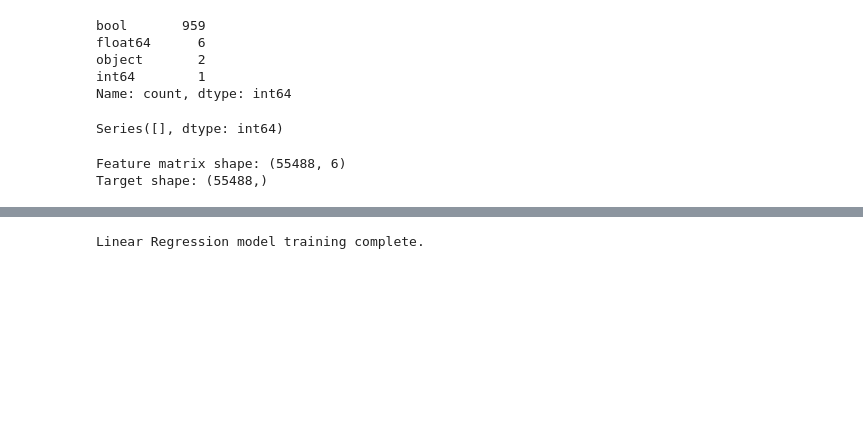
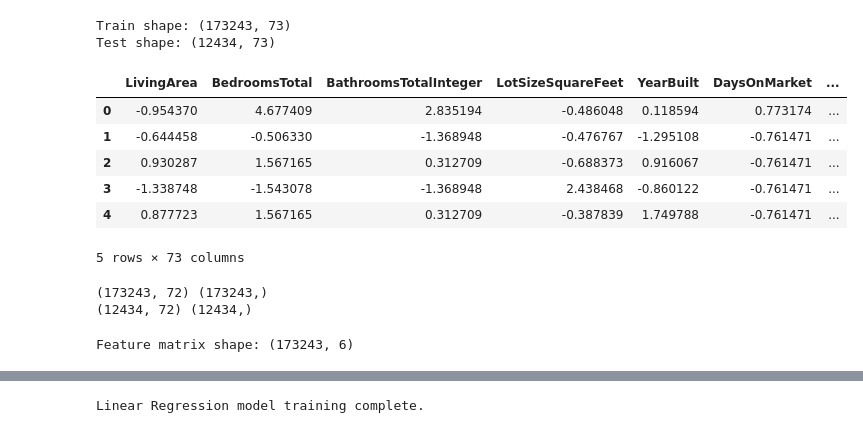
Before and after one commit to yunaxin/IDXExchange_DataScience, a Jupyter notebook: 03_baseline_model.ipynb, the cells around one changed output, grey strips where cells are left out. Drawn from its saved outputs; the diff is of its cells as text; code cells hidden in the pictures; blank space fills up the shorter version.

```diff
--- a/03_baseline_model.ipynb
+++ b/03_baseline_model.ipynb
@@ -31,40 +11,49 @@ Dataset shape: (55488, 968)
-# %%
-# Check the data types in the cleaned dataset
-df.dtypes.value_counts()
-# %% [output]
-bool       959
-float64      6
-object       2
-int64        1
-Name: count, dtype: int64
-# %%
-# Check for any remaining missing values
-remaining_missing = df.isnull().sum()
-
-# Display only columns that still contain missing values
-remaining_missing[remaining_missing > 0].sort_values(ascending=False)
-# %% [output]
-Series([], dtype: int64)
+# %%
+# Load the train/test sets built in Week 3
+# (time-based split: X months -> train, latest month -> test)
+train_df = pd.read_csv("output/train.csv")
+test_df = pd.read_csv("output/test.csv")
+
+print("Train shape:", train_df.shape)
+print("Test shape:", test_df.shape)
+train_df.head()
+# %% [output]
+Train shape: (173243, 73)
+Test shape: (12434, 73)
+|  | LivingArea | BedroomsTotal | BathroomsTotalInteger | LotSizeSquareFeet | YearBuilt | DaysOnMarket | ... |
+| 0 | -0.954370 | 4.677409 | 2.835194 | -0.486048 | 0.118594 | 0.773174 | ... |
+| 1 | -0.644458 | -0.506330 | -1.368948 | -0.476767 | -1.295108 | -0.761471 | ... |
+| 2 | 0.930287 | 1.567165 | 0.312709 | -0.688373 | 0.916067 | -0.761471 | ... |
+| 3 | -1.338748 | -1.543078 | -1.368948 | 2.438468 | -0.860122 | -0.761471 | ... |
+| 4 | 0.877723 | 1.567165 | 0.312709 | -0.387839 | 1.749788 | -0.761471 | ... |
+5 rows × 73 columns
+# %%
+# Split each set into features (X) and target (y); ClosePrice is the target, already numeric from Week 3
+X_train_full = train_df.drop(columns=["ClosePrice"])
+y_train = train_df["ClosePrice"]
+
+X_test_full = test_df.drop(columns=["ClosePrice"])
+y_test = test_df["ClosePrice"]
+
+print(X_train_full.shape, y_train.shape)
+print(X_test_full.shape, y_test.shape)
+# %% [output]
+(173243, 72) (173243,)
+(12434, 72) (12434,)
 # %%
-# Select a small group of core numerical property features
-# for the baseline Linear Regression model
+# Use a small set of core numeric property features for the baseline model, same as before
 baseline_features = [
     "LivingArea",
     "BedroomsTotal",
     "BathroomsTotalInteger",
     "LotSizeSquareFeet",
     "YearBuilt",
-    "DaysOnMarket"
+    "DaysOnMarket",
 ]
 
-# Set the input features
-X = df[baseline_features].copy()
+X_train = X_train_full[baseline_features].copy()
+X_test = X_test_full[baseline_features].copy()
 
-# Set the target variable
-y = df["ClosePrice"].copy()
-
-print("Feature matrix shape:", X.shape)
-print("Target shape:", y.shape)
+print("Feature matrix shape:", X_train.shape)
 # %% [output]
-Feature matrix shape: (55488, 6)
-Target shape: (55488,)
+Feature matrix shape: (173243, 6)
```
Also changed, not shown: parts of 11 cells of this notebook, 3 other files.
